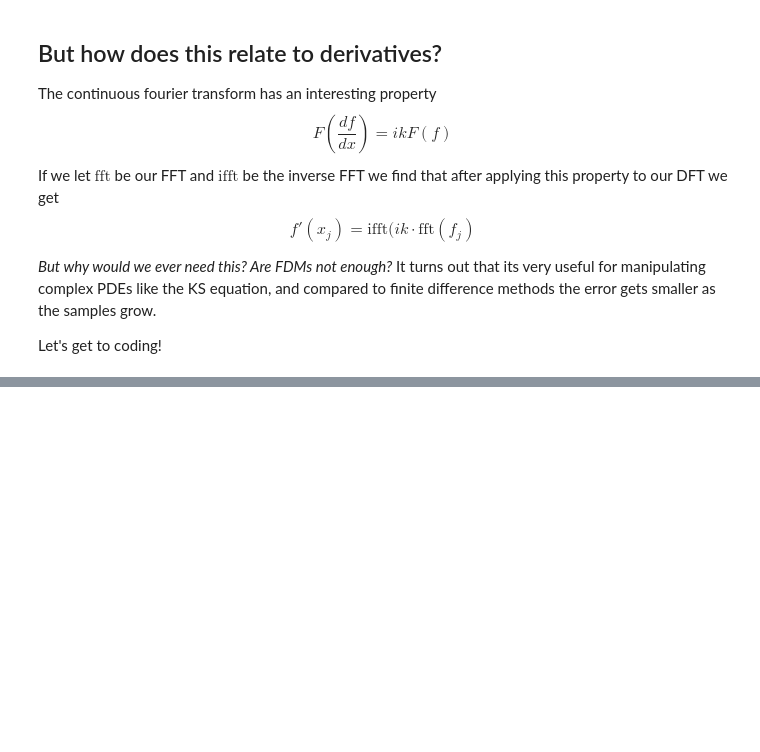
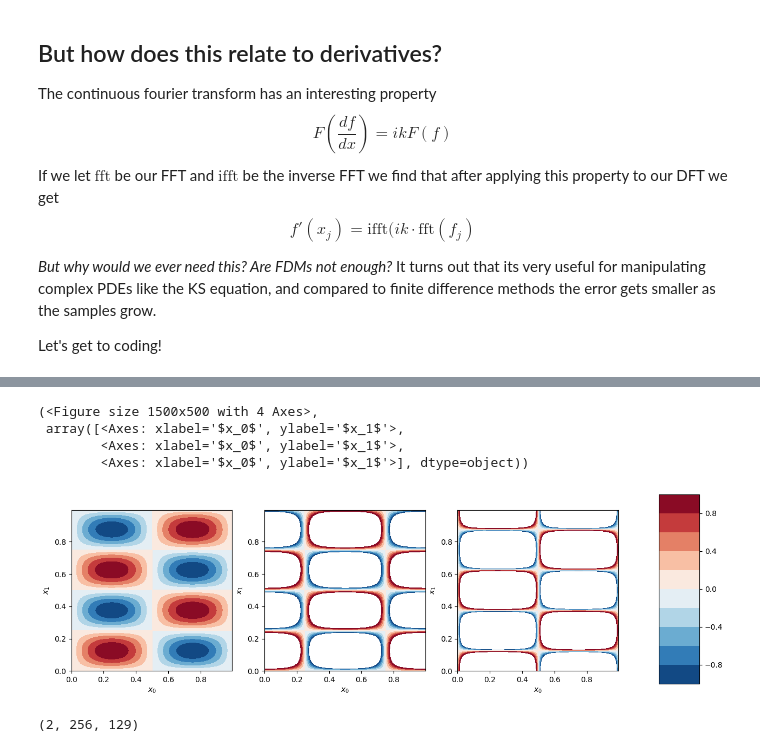
Before and after one commit to kris-gaudel/pinn, a Jupyter notebook: models/spectral_dx.ipynb, the cells around one changed output, grey strips where cells are left out. Drawn from its saved outputs; the diff is of its cells as text; code cells hidden in the pictures; blank space fills up the shorter version.

```diff
--- a/models/spectral_dx.ipynb
+++ b/models/spectral_dx.ipynb
@@ -76,0 +83,52 @@ plt.legend()
+# %%
+X, Y = np.meshgrid(mesh_1d, mesh_1d)
+mesh_2d = np.stack((X, Y))
+
+def f(x):
+  return np.sin(2 * np.pi * x[0]) * np.sin(4 * np.pi * x[1])
+
+def f_x0(x):
+  return 2 * np.pi * np.cos(2 * np.pi * x[0]) * np.sin(4 * np.pi * x[1])
+
+def f_x1(x):
+  return np.sin(2 * np.pi * x[0]) * 4 * np.pi * np.cos(4 * np.pi * x[1])
+
+f_h = f(mesh_2d)
+f_x0_h = f_x0(mesh_2d)
+f_x1_h = f_x1(mesh_2d)
+
+def plot_contour_row(*fields, levels=np.linspace(-1, 1, 11), cmap="RdBu_r"):
+    fig, axes = plt.subplots(1, len(fields), figsize=(5*len(fields), 5))
+    for ax, field in zip(axes, fields):
+        a = ax.contourf(X, Y, field, levels=levels, cmap=cmap)
+        ax.set_aspect("equal")
+        ax.set_xlabel("$x_0$")
+        ax.set_ylabel("$x_1$")
+
+    fig.subplots_adjust(right=0.8)
+    cbar_ax = fig.add_axes([0.85, 0.15, 0.05, 0.7])
+    fig.colorbar(a, cax=cbar_ax)
+
+    return fig, axes
+
+plot_contour_row(f_h, f_x0_h, f_x1_h)
+# %% [output]
+(<Figure size 1500x500 with 4 Axes>,
+ array([<Axes: xlabel='$x_0$', ylabel='$x_1$'>,
+        <Axes: xlabel='$x_0$', ylabel='$x_1$'>,
+        <Axes: xlabel='$x_0$', ylabel='$x_1$'>], dtype=object))
+[figure, added]
+# %%
+wavenumbers_1d_real = np.fft.rfftfreq(N, d=1/N) * 2 * np.pi / L
+wavenumbers_1d_full = np.fft.fftfreq(N, d=1/N) * 2 * np.pi / L
+KX, KY = np.meshgrid(wavenumbers_1d_real, wavenumbers_1d_full)
+wavenumbers = np.stack((KX, KY))
+
+# Expected shape: (2, N, N//2+1)
+# 2 for the two components KX and KY
+# N for the full N frequencies in the y-direction
+# (N//2) + 1 for the frequencies in the x-direction because rfft2 exploits conjugate symmetry
+# Conjugate symmetry property tells us that the real signal reversed in time equals the complex conjugate of the original signal
+wavenumbers.shape
+# %% [output]
+(2, 256, 129)
```
Also changed, not shown: parts of 7 cells of this notebook.
